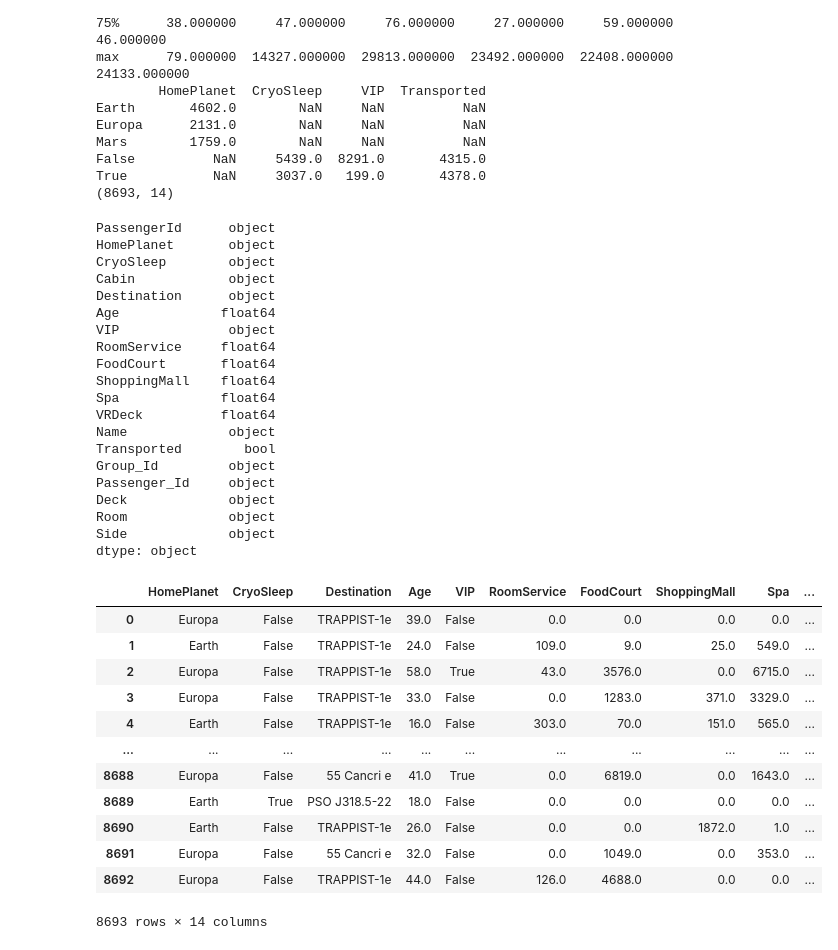
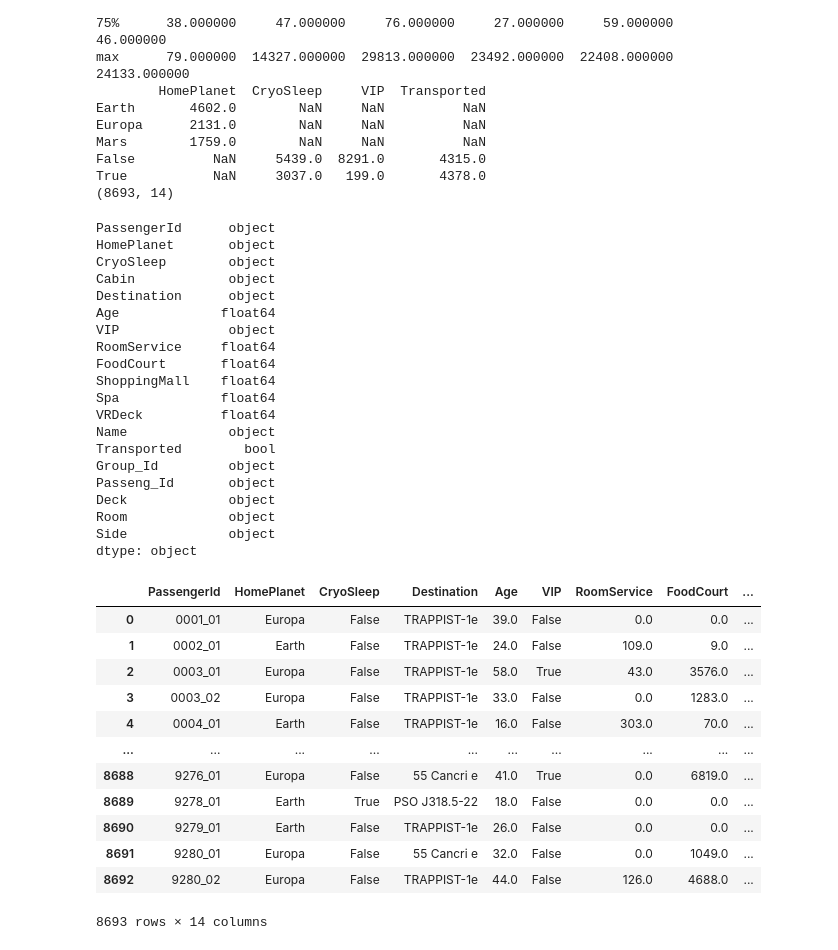
Before and after one commit to MykolaPinchuk/Kaggle, a Jupyter notebook: Projects/KProject-spacetitanic.ipynb, the cells around one changed output. Cells and saved outputs as stored; diff of their text form; code cells hidden in the pictures.

```diff
--- a/Projects/KProject-spacetitanic.ipynb
+++ b/Projects/KProject-spacetitanic.ipynb
@@ -100,46 +105,46 @@ True           NaN     3037.0   199.0       4378.0
 # %%
 #%% 2.5 Create more features ###
 
-df[['Group_Id', 'Passenger_Id']] = df['PassengerId'].str.split('_', 1, expand=True)
+df[['Group_Id', 'Passeng_Id']] = df['PassengerId'].str.split('_', 1, expand=True)
 df[['Deck', 'Room', 'Side']] = df['Cabin'].str.split('/', 2, expand=True)
 print(df.dtypes)
 
-df[['Group_Id', 'Passenger_Id', 'Room']] = df[['Group_Id', 'Passenger_Id', 'Room']].apply(pd.to_numeric)
-df.drop(columns=['PassengerId', 'Cabin', 'Group_Id', 'Room', 'Name'], inplace=True)
+df[['Group_Id', 'Passeng_Id', 'Room']] = df[['Group_Id', 'Passeng_Id', 'Room']].apply(pd.to_numeric)
+df.drop(columns=['Passeng_Id', 'Cabin', 'Group_Id', 'Room', 'Name'], inplace=True)
 df
 # %% [output]
 PassengerId      object
 HomePlanet       object
 CryoSleep        object
 Cabin            object
 Destination      object
 Age             float64
 VIP              object
 RoomService     float64
 FoodCourt       float64
 ShoppingMall    float64
 Spa             float64
 VRDeck          float64
 Name             object
 Transported        bool
 Group_Id         object
-Passenger_Id     object
+Passeng_Id       object
 Deck             object
 Room             object
 Side             object
 dtype: object
-|  | HomePlanet | CryoSleep | Destination | Age | VIP | RoomService | FoodCourt | ShoppingMall | Spa | ... |
-| 0 | Europa | False | TRAPPIST-1e | 39.0 | False | 0.0 | 0.0 | 0.0 | 0.0 | ... |
-| 1 | Earth | False | TRAPPIST-1e | 24.0 | False | 109.0 | 9.0 | 25.0 | 549.0 | ... |
-| 2 | Europa | False | TRAPPIST-1e | 58.0 | True | 43.0 | 3576.0 | 0.0 | 6715.0 | ... |
-| 3 | Europa | False | TRAPPIST-1e | 33.0 | False | 0.0 | 1283.0 | 371.0 | 3329.0 | ... |
-| 4 | Earth | False | TRAPPIST-1e | 16.0 | False | 303.0 | 70.0 | 151.0 | 565.0 | ... |
-| ... | ... | ... | ... | ... | ... | ... | ... | ... | ... | ... |
-| 8688 | Europa | False | 55 Cancri e | 41.0 | True | 0.0 | 6819.0 | 0.0 | 1643.0 | ... |
-| 8689 | Earth | True | PSO J318.5-22 | 18.0 | False | 0.0 | 0.0 | 0.0 | 0.0 | ... |
-| 8690 | Earth | False | TRAPPIST-1e | 26.0 | False | 0.0 | 0.0 | 1872.0 | 1.0 | ... |
-| 8691 | Europa | False | 55 Cancri e | 32.0 | False | 0.0 | 1049.0 | 0.0 | 353.0 | ... |
-| 8692 | Europa | False | TRAPPIST-1e | 44.0 | False | 126.0 | 4688.0 | 0.0 | 0.0 | ... |
+|  | PassengerId | HomePlanet | CryoSleep | Destination | Age | VIP | RoomService | FoodCourt | ... |
+| 0 | 0001_01 | Europa | False | TRAPPIST-1e | 39.0 | False | 0.0 | 0.0 | ... |
+| 1 | 0002_01 | Earth | False | TRAPPIST-1e | 24.0 | False | 109.0 | 9.0 | ... |
+| 2 | 0003_01 | Europa | False | TRAPPIST-1e | 58.0 | True | 43.0 | 3576.0 | ... |
+| 3 | 0003_02 | Europa | False | TRAPPIST-1e | 33.0 | False | 0.0 | 1283.0 | ... |
+| 4 | 0004_01 | Earth | False | TRAPPIST-1e | 16.0 | False | 303.0 | 70.0 | ... |
+| ... | ... | ... | ... | ... | ... | ... | ... | ... | ... |
+| 8688 | 9276_01 | Europa | False | 55 Cancri e | 41.0 | True | 0.0 | 6819.0 | ... |
+| 8689 | 9278_01 | Earth | True | PSO J318.5-22 | 18.0 | False | 0.0 | 0.0 | ... |
+| 8690 | 9279_01 | Earth | False | TRAPPIST-1e | 26.0 | False | 0.0 | 0.0 | ... |
+| 8691 | 9280_01 | Europa | False | 55 Cancri e | 32.0 | False | 0.0 | 1049.0 | ... |
+| 8692 | 9280_02 | Europa | False | TRAPPIST-1e | 44.0 | False | 126.0 | 4688.0 | ... |
 8693 rows × 14 columns
 # %%
 #%% 3.Deal with missing values ###
```
Also changed, not shown: parts of 16 cells of this notebook.
